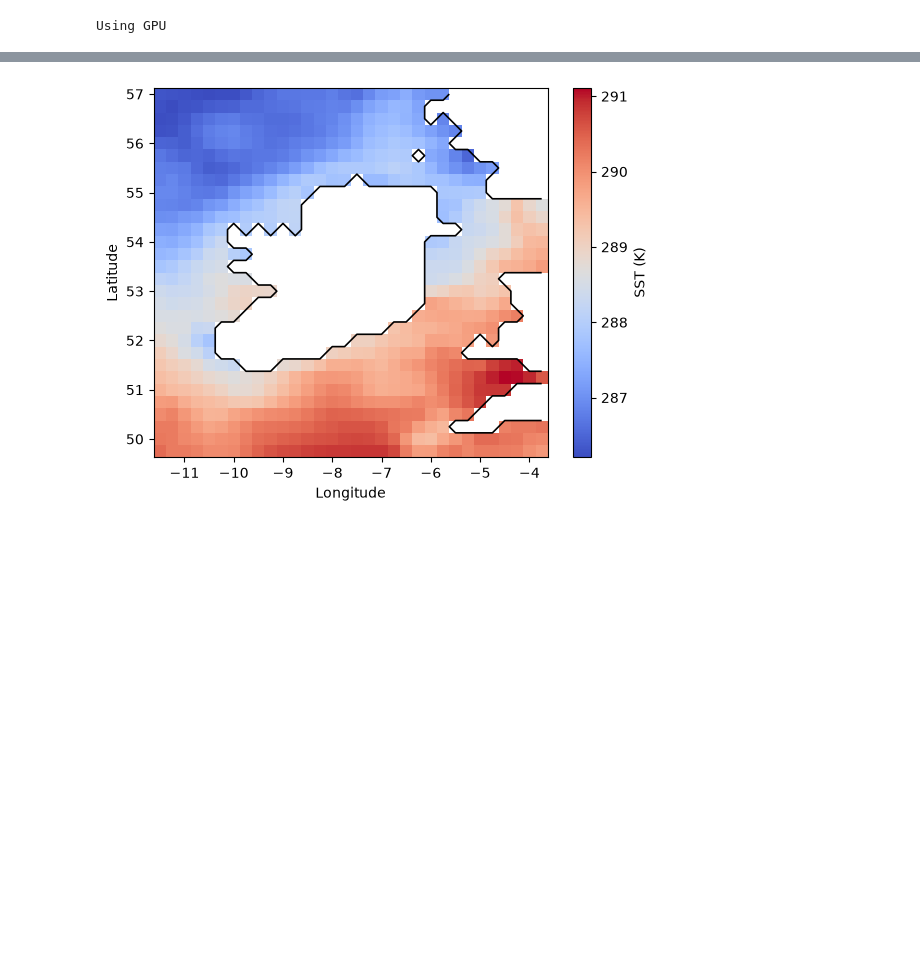
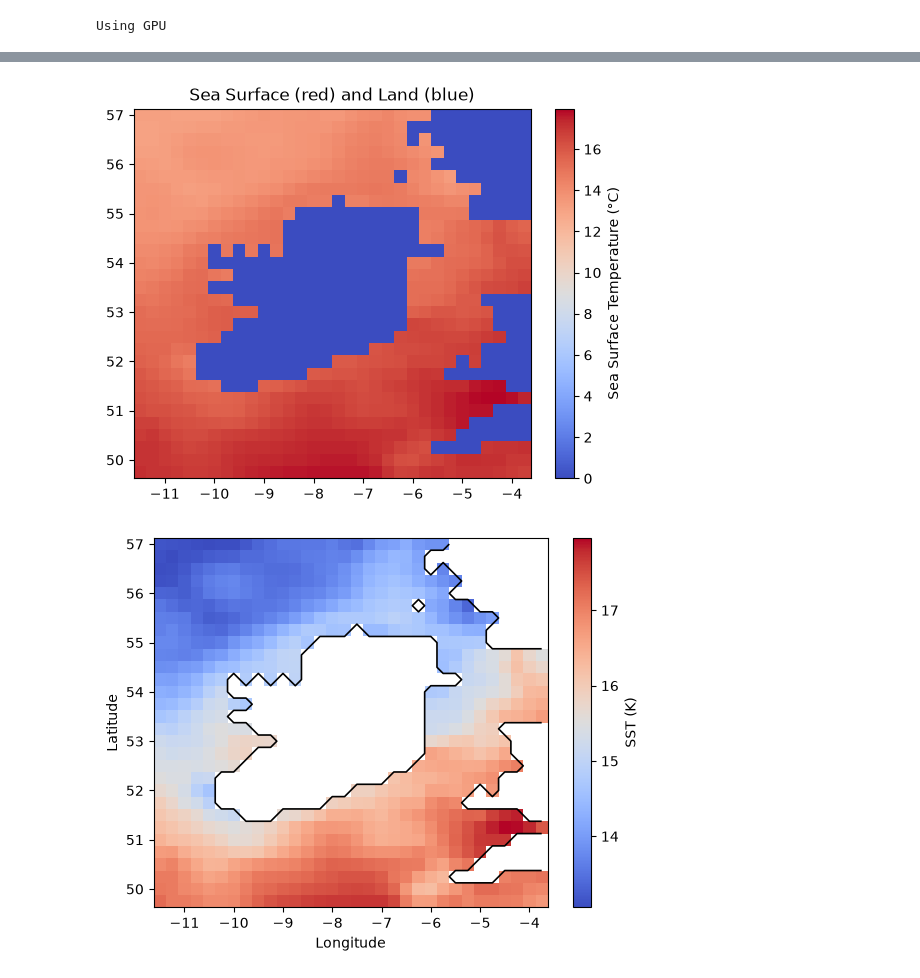
Before and after one commit to s-tjong/Project3, a Jupyter notebook: VAE_1.ipynb, the cells around one changed output, grey strips where cells are left out. Drawn from its saved outputs; the diff is of its cells as text; code cells hidden in the pictures; blank space fills up the shorter version.

```diff
--- a/VAE_1.ipynb
+++ b/VAE_1.ipynb
@@ -83,3 +75,17 @@ plt.show()
+# %%
+sea_temp = xr.open_dataset(f"sea_temp.grib", engine="cfgrib")
+sea_temp_cropped = sea_temp.sel(longitude=slice(min_longitude, max_longitude))
+#print(sea_temp_cropped.head)
+sst = np.nan_to_num(np.asarray(sea_temp_cropped.sst[:].values) - 273.15)
+#print(sst[:,:])
+fig, ax = plt.subplots()
+sst_plot = ax.pcolormesh(sea_temp_cropped.longitude.values, sea_temp_cropped.latitude.values,
+                         sst, cmap="coolwarm", shading="nearest")
+plt.colorbar(sst_plot, ax=ax, label='Sea Surface Temperature (°C)')
+plt.title('Sea Surface (red) and Land (blue)')
+plt.show()
+# %% [output]
+[figure, added]
 # %%
 # Land mask: SST is NaN over land (0 after nan_to_num)
 sst_lon = sea_temp_cropped.longitude.values
@@ -101,7 +107,7 @@ ax.set_ylabel("Latitude")
 ax.set_aspect("equal")
 plt.show()
 # %% [output]
-[figure, old version]
+[figure, new version]
 # %%
 fig, ax = plt.subplots()
 plot_coastline(ax)
```
Also changed, not shown: parts of 8 cells of this notebook.
